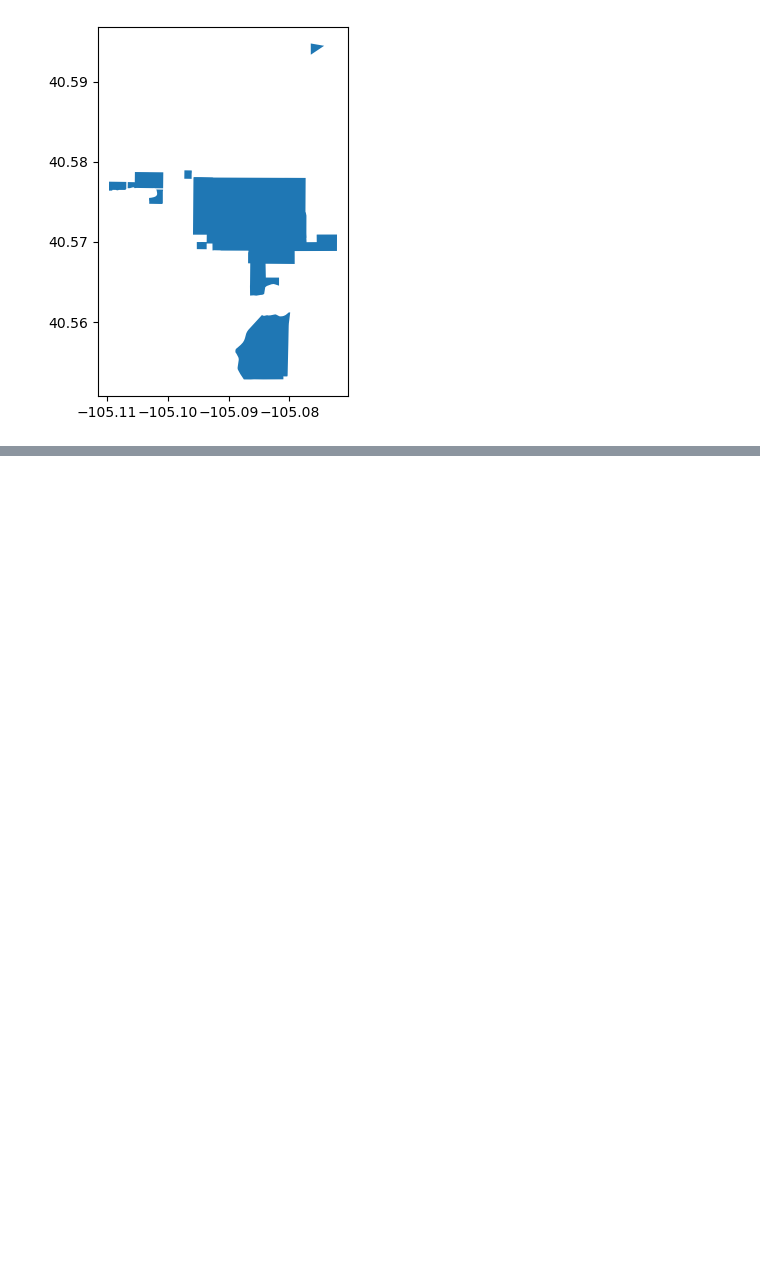
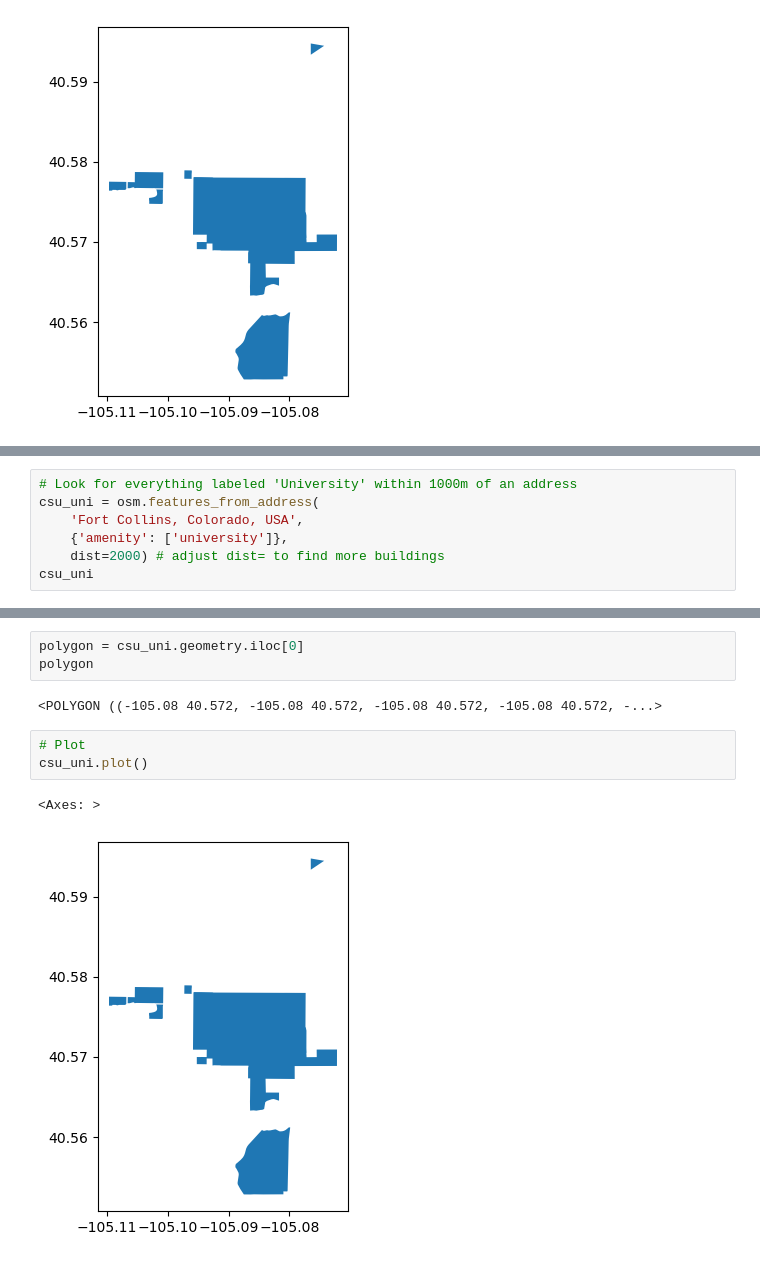
Before and after one commit to cu-esiil-edu/01-campus-map-camilleeguillen, a Jupyter notebook: csu_campus.ipynb, the cells around one changed output, grey strips where cells are left out. Cells and saved outputs as stored; diff of their text form; blank space fills up the shorter version.

```diff
--- a/csu_campus.ipynb
+++ b/csu_campus.ipynb
@@ -81,3 +81,10 @@ csu_map
 # %% [output]
 WARNING:bokeh.core.validation.check:W-1005 (FIXED_SIZING_MODE): 'fixed' sizing mode requires width and height to be set: figure(id='p1043', ...)
 [interactive output not drawn]
+# %%
+# Look for everything labeled 'University' within 1000m of an address
+csu_uni = osm.features_from_address(
+    'Fort Collins, Colorado, USA',
+    {'amenity': ['university']},
+    dist=2000) # adjust dist= to find more buildings
+csu_uni
@@ -83,0 +96,11 @@ WARNING:bokeh.core.validation.check:W-1005 (FIXED_SIZING_MODE): 'fixed' sizing m
+# %%
+polygon = csu_uni.geometry.iloc[0]
+polygon
+# %% [output]
+<POLYGON ((-105.08 40.572, -105.08 40.572, -105.08 40.572, -105.08 40.572, -...>
+# %%
+# Plot
+csu_uni.plot()
+# %% [output]
+<Axes: >
+[figure, added]
```
Also changed, not shown: parts of 5 cells of this notebook, 18 other files.
